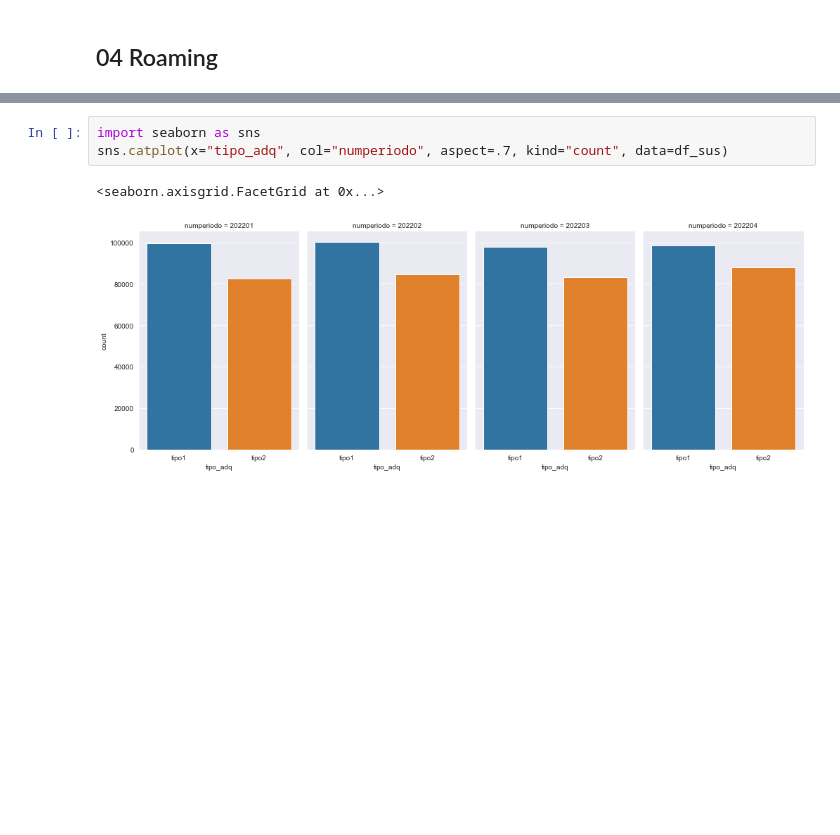
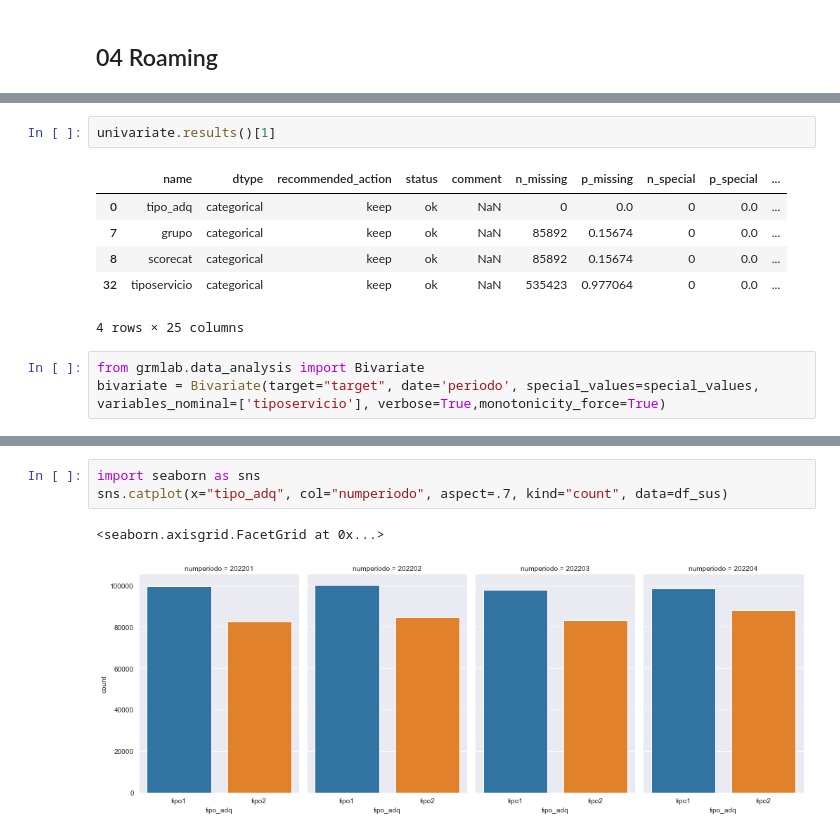
Before and after one commit to JordanKingPeru/datathon-entel-2022-reto1, a Jupyter notebook: 02Notebook/01EDA.ipynb, the cells around one changed output, grey strips where cells are left out. Saved outputs shown, nothing was run; the diff lists cells and outputs as text; blank space fills up the shorter version.

```diff
--- a/02Notebook/01EDA.ipynb
+++ b/02Notebook/01EDA.ipynb
@@ -274,0 +383,12 @@ df_roa[['nro_telefono_hash','numperiodo','tiposervicio']].drop_duplicates().sort
+# %%
+univariate.results()[1]
+# %% [output]
+|  | name | dtype | recommended_action | status | comment | n_missing | p_missing | n_special | p_special | ... |
+| 0 | tipo_adq | categorical | keep | ok | NaN | 0 | 0.0 | 0 | 0.0 | ... |
+| 7 | grupo | categorical | keep | ok | NaN | 85892 | 0.15674 | 0 | 0.0 | ... |
+| 8 | scorecat | categorical | keep | ok | NaN | 85892 | 0.15674 | 0 | 0.0 | ... |
+| 32 | tiposervicio | categorical | keep | ok | NaN | 535423 | 0.977064 | 0 | 0.0 | ... |
+4 rows × 25 columns
+# %%
+from grmlab.data_analysis import Bivariate
+bivariate = Bivariate(target="target", date='periodo', special_values=special_values, variables_nominal=['tiposervicio'], verbose=True,monotonicity_force=True)
```
Also changed, not shown: parts of 28 cells of this notebook, 12 other files.
